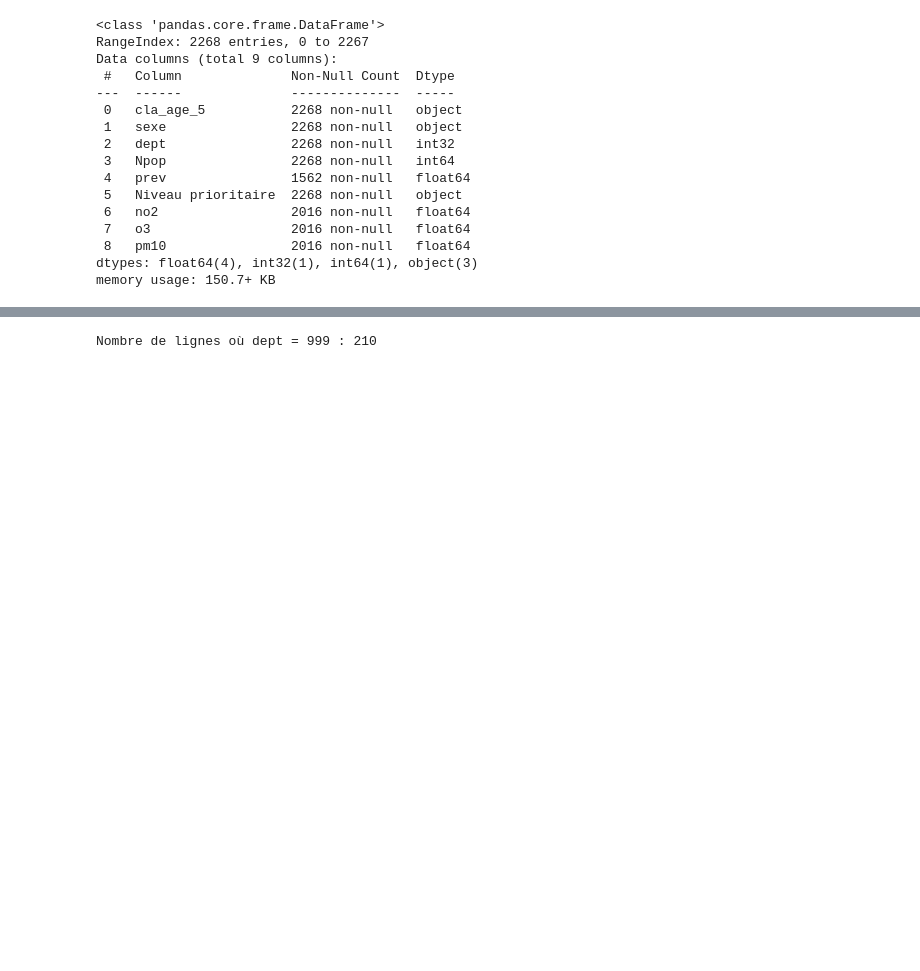
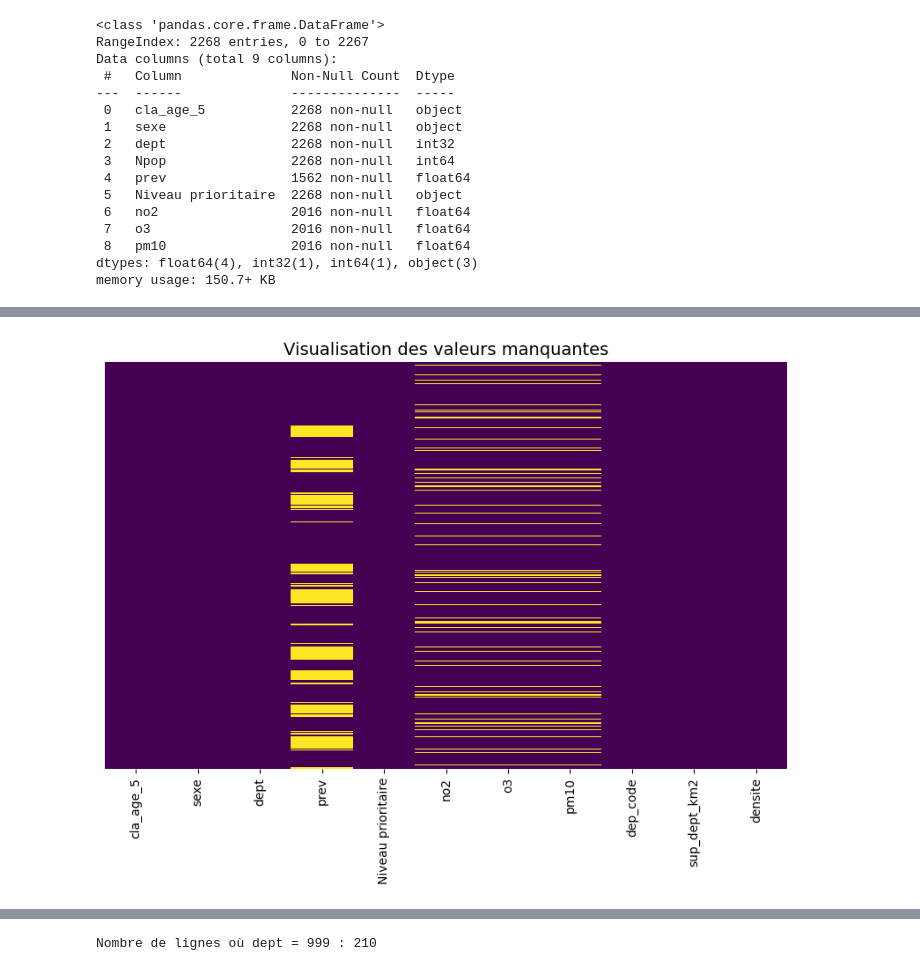
Before and after one commit to IvanaKUETE/projet-Python, a Jupyter notebook: projet/notebook/analyse_exploratoire.ipynb, the cells around one changed output, grey strips where cells are left out. Saved outputs shown, nothing was run; the diff lists cells and outputs as text; code cells hidden in the pictures; blank space fills up the shorter version.

```diff
--- a/projet/notebook/analyse_exploratoire.ipynb
+++ b/projet/notebook/analyse_exploratoire.ipynb
@@ -694,0 +876,14 @@ print(nv_observation)
+# %%
+import seaborn as sns
+import matplotlib.pyplot as plt
+
+# Créer une matrice indiquant les valeurs manquantes (True pour manquant, False pour non manquant)
+missing_matrix = Principal_data1.isnull()
+
+# Visualiser les valeurs manquantes avec une heatmap
+plt.figure(figsize=(10, 6))
+sns.heatmap(missing_matrix, cmap="viridis", cbar=False, yticklabels=False)
+plt.title("Visualisation des valeurs manquantes", fontsize=14)
+plt.show()
+# %% [output]
+[figure, added]
```
Also changed, not shown: parts of 24 cells of this notebook, 3 other files.
